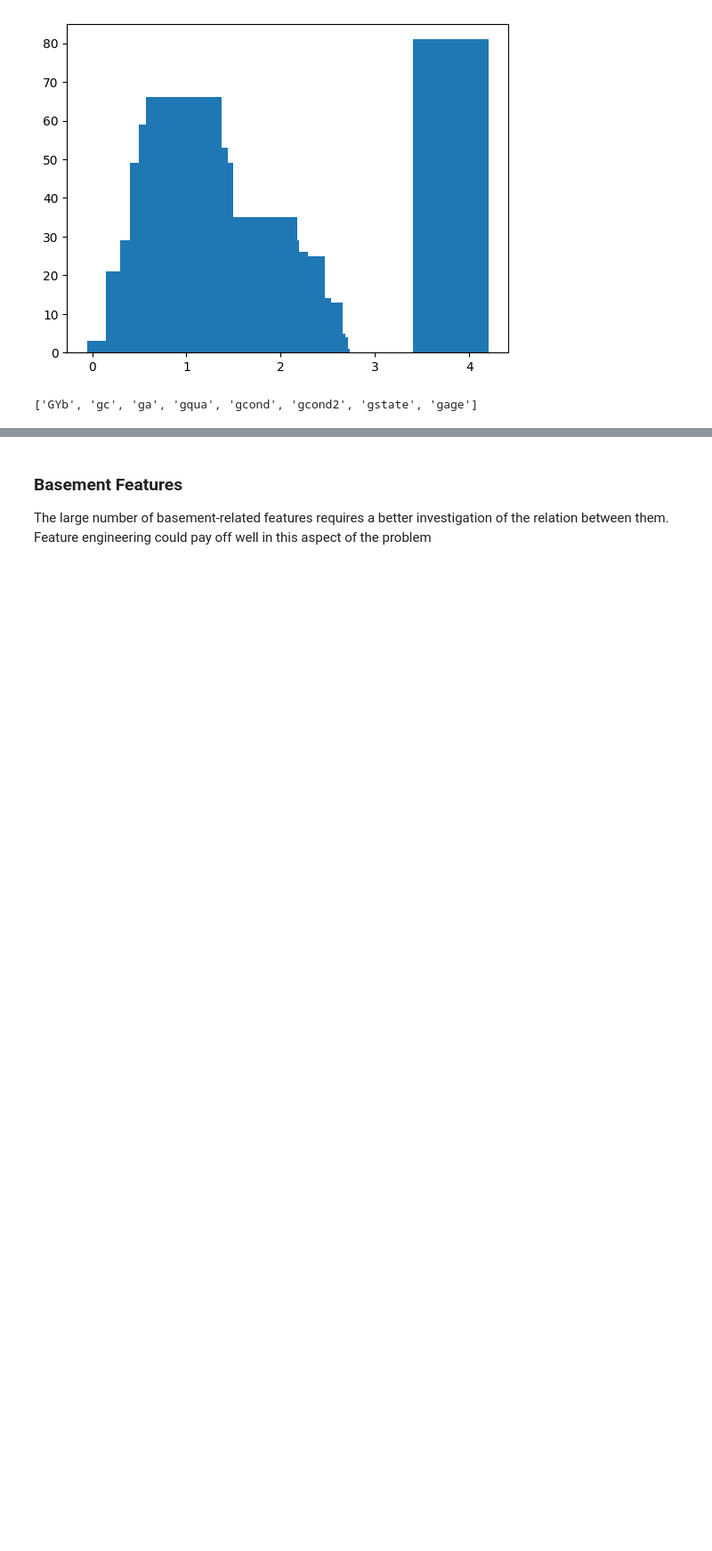
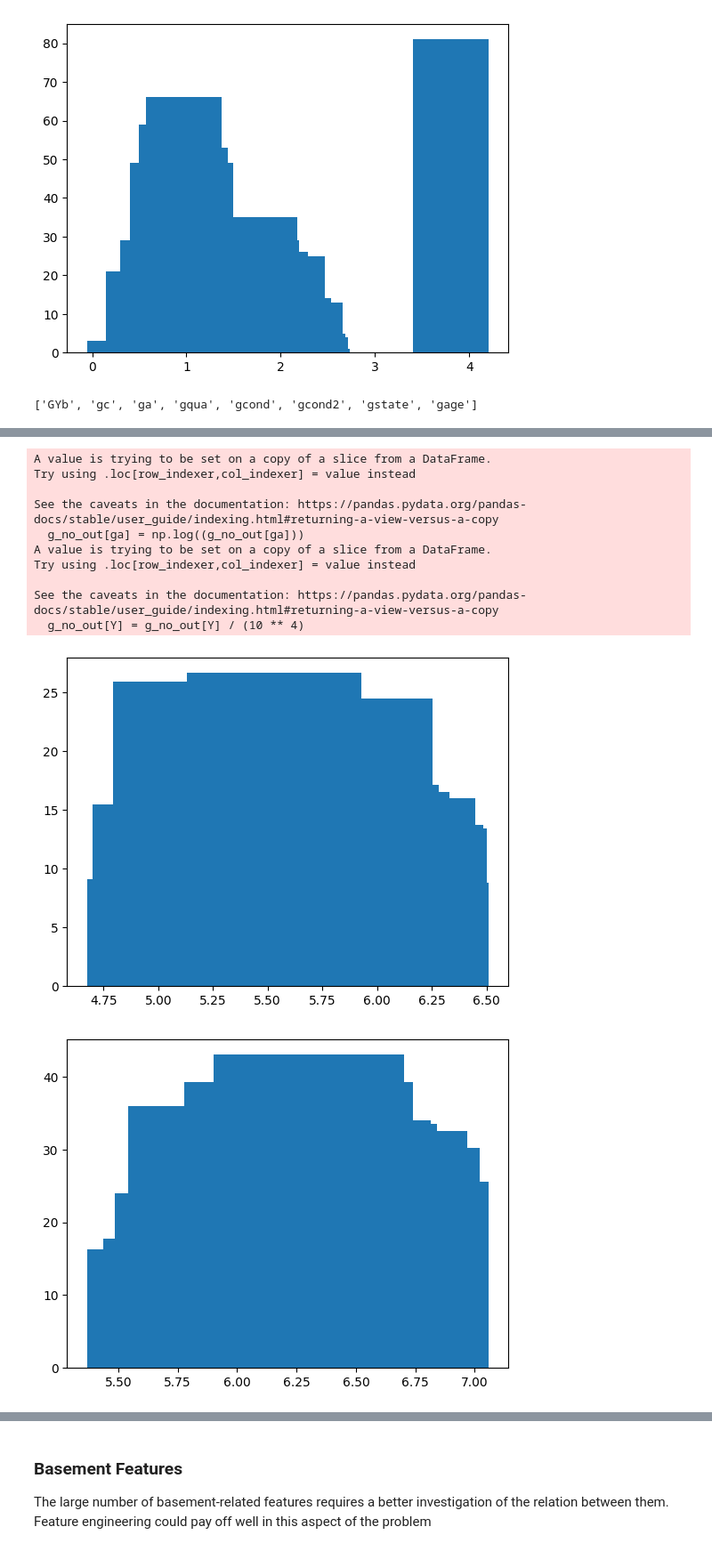
Before and after one commit to ayhem18/My_Kaggle_Repo, a Jupyter notebook: House_Prices/HP_2.ipynb, the cells around one changed output, grey strips where cells are left out. Shown at 89% size. Drawn from its saved outputs; the diff is of its cells as text; code cells hidden in the pictures; blank space fills up the shorter version.

Commit message:
improvig the garage features even further

```diff
--- a/House_Prices/HP_2.ipynb
+++ b/House_Prices/HP_2.ipynb
@@ -1052,3 +1037,4 @@ gage    1.000000
 g1cap = df[df[gc] == 1]
 g2cap = df[df[gc] == 2]
 g3cap = df[df[gc] == 3]
+gs = [g1cap, g2cap, g3cap]
@@ -1129,0 +1041,3 @@ print((g3cap_com['diffga'] * g3cap_com['diffy']).sum())
+# %%
+for g in [g1cap, g2cap, g3cap]:
+    print(g.loc[:, [Y, ga]].corr()[Y])  # numerically a garage's area is not of much relevance given the capacity is either 1 or 3
@@ -1129,0 +1060,34 @@ print((g3cap_com['diffga'] * g3cap_com['diffy']).sum())
+# %%
+import itertools
+
+# let's check the case of garage capacity
+ga_outliers = {1:[120, 450], 2: [250, 780], 3:[600, 1100]}
+print()
+# for g, out in zip(gs, ga_outliers):
+#     g_no_out = g[g[ga] <= out]
+#     g_no_out.plot(kind="scatter", y=Y, x=ga, title='price by garage area for {}-car garages'.format(str(i)))
+#     i += 1
+
+i = 1
+# let's try rendering the data to normal distribution
+for g, out in zip(gs, ga_outliers):
+    g_no_out = g[(g[ga] <= ga_outliers[out][1]) & (g[ga] >= ga_outliers[out][0])]
+    g_no_out[ga] = np.log((g_no_out[ga]))
+    g_no_out[Y] = g_no_out[Y] / (10 ** 4)
+    plt.bar(g_no_out[ga].values, g_no_out[Y].values)
+    plt.show()
+
+ga_outliers[0] = [0.0, 0.0]
+# %% [output]
+A value is trying to be set on a copy of a slice from a DataFrame.
+Try using .loc[row_indexer,col_indexer] = value instead
+
+See the caveats in the documentation: https://pandas.pydata.org/pandas-docs/stable/user_guide/indexing.html#returning-a-view-versus-a-copy
+  g_no_out[ga] = np.log((g_no_out[ga]))
+A value is trying to be set on a copy of a slice from a DataFrame.
+Try using .loc[row_indexer,col_indexer] = value instead
+
+See the caveats in the documentation: https://pandas.pydata.org/pandas-docs/stable/user_guide/indexing.html#returning-a-view-versus-a-copy
+  g_no_out[Y] = g_no_out[Y] / (10 ** 4)
+[figure, added]
+[figure, added]
```
Also changed, not shown: parts of 36 cells of this notebook.
